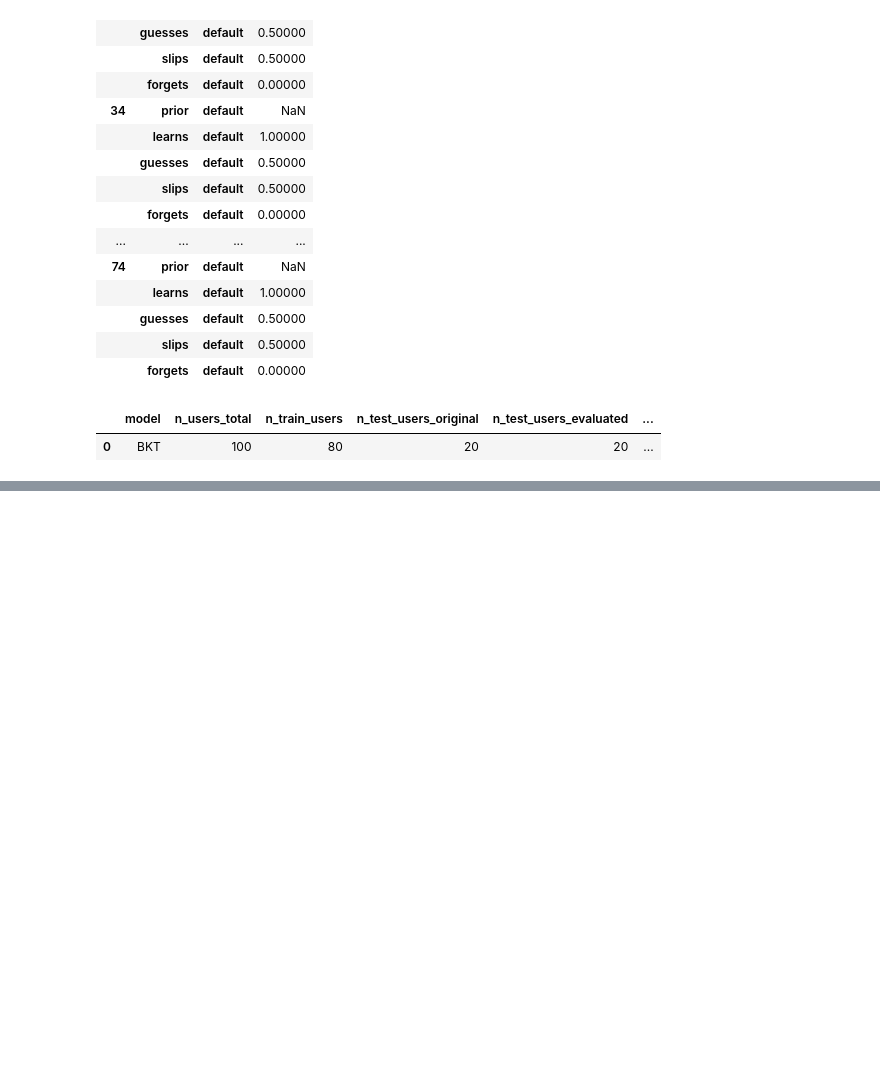
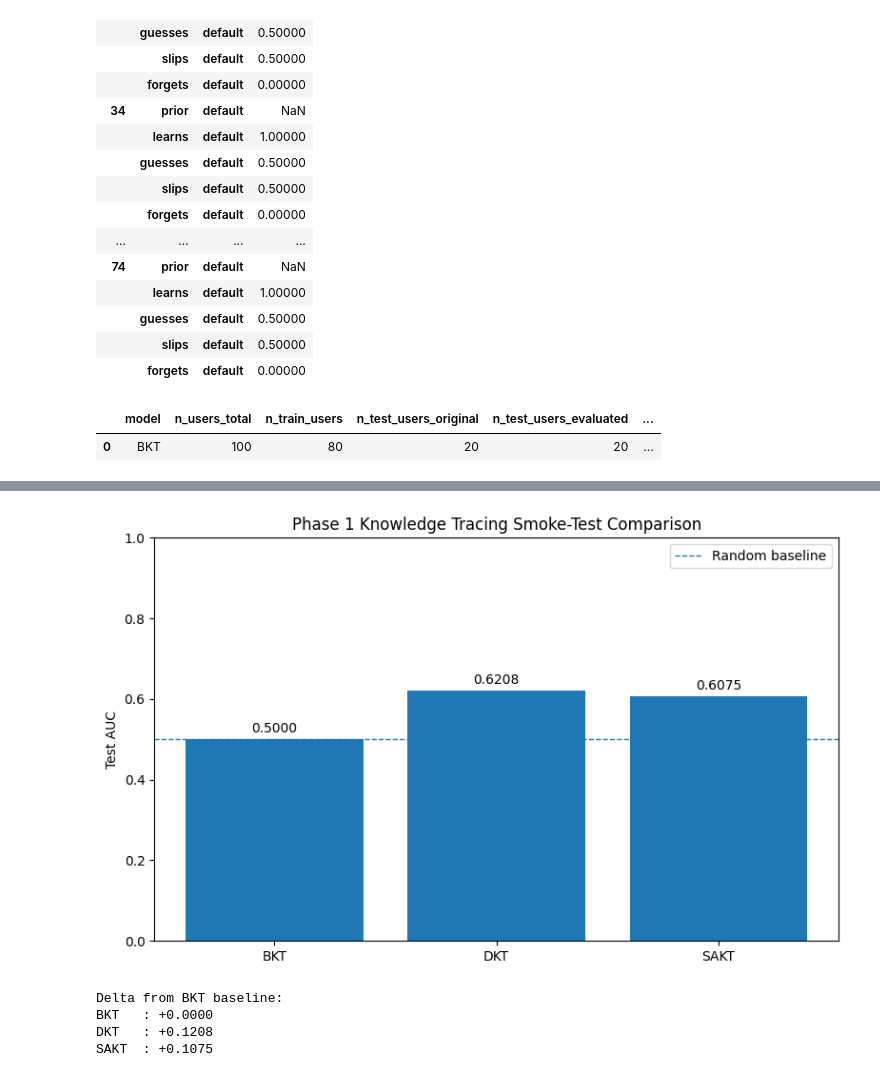
Before and after one commit to tolulopesoetan/msc_kt_ednet, a Jupyter notebook: notebooks/01_phase1.ipynb, the cells around one changed output, grey strips where cells are left out. Saved outputs shown, nothing was run; the diff lists cells and outputs as text; code cells hidden in the pictures; blank space fills up the shorter version.

Commit message:
feat: phase 1 extended

```diff
--- a/notebooks/01_phase1.ipynb
+++ b/notebooks/01_phase1.ipynb
@@ -685,0 +1185,10 @@ display(phase1_bkt_summary)
+# %%
+# Evaluate DKT
+
+dkt_auc, dkt_acc = evaluate_sequence_model(
+    model=dkt_model,
+    X=X_test_seq,
+    y=y_test_seq,
+    sample_weight=weights_test_seq,
+    model_name="DKT"
+)
@@ -685,0 +1344,10 @@ display(phase1_bkt_summary)
+# %%
+# Evaluate SAKT
+
+sakt_auc, sakt_acc = evaluate_sequence_model(
+    model=sakt_model,
+    X=X_test_seq,
+    y=y_test_seq,
+    sample_weight=weights_test_seq,
+    model_name="SAKT"
+)
@@ -685,0 +1394,57 @@ display(phase1_bkt_summary)
+# %%
+# Plot model AUC comparison
+
+plot_df = model_comparison_results.dropna(subset=["test_auc"]).copy()
+
+fig, ax = plt.subplots(figsize=(8, 5))
+
+bars = ax.bar(
+    plot_df["model"],
+    plot_df["test_auc"]
+)
+
+for bar, value in zip(bars, plot_df["test_auc"]):
+    ax.text(
+        bar.get_x() + bar.get_width() / 2,
+        bar.get_height() + 0.01,
+        f"{value:.4f}",
+        ha="center",
+        va="bottom"
+    )
+
+ax.axhline(
+    y=0.5,
+    linestyle="--",
+    linewidth=1,
+    label="Random baseline"
+)
+
+ax.set_ylim(0, 1.0)
+ax.set_ylabel("Test AUC")
+ax.set_title("Phase 1 Knowledge Tracing Smoke-Test Comparison")
+ax.legend()
+
+plt.tight_layout()
+plt.show()
+# %% [output]
+[figure, added]
+# %%
+# Compare each model against BKT baseline
+
+if not np.isnan(bkt_auc_value):
+    print("Delta from BKT baseline:")
+
+    for _, row in model_comparison_results.iterrows():
+        delta = row["test_auc"] - bkt_auc_value
+
+        print(
+            f"{row['model']:6s}: "
+            f"{'+' if delta >= 0 else ''}{delta:.4f}"
+        )
+else:
+    print("BKT AUC is missing, so deltas cannot be calculated.")
+# %% [output]
+Delta from BKT baseline:
+BKT   : +0.0000
+DKT   : +0.1208
+SAKT  : +0.1075
```
Also changed, not shown: parts of 22 cells of this notebook, 2 other files.
